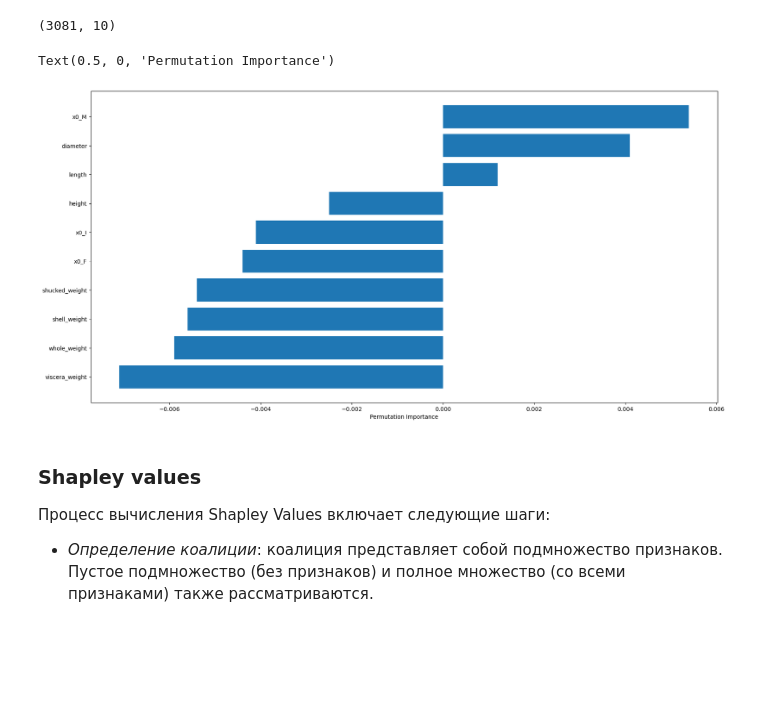
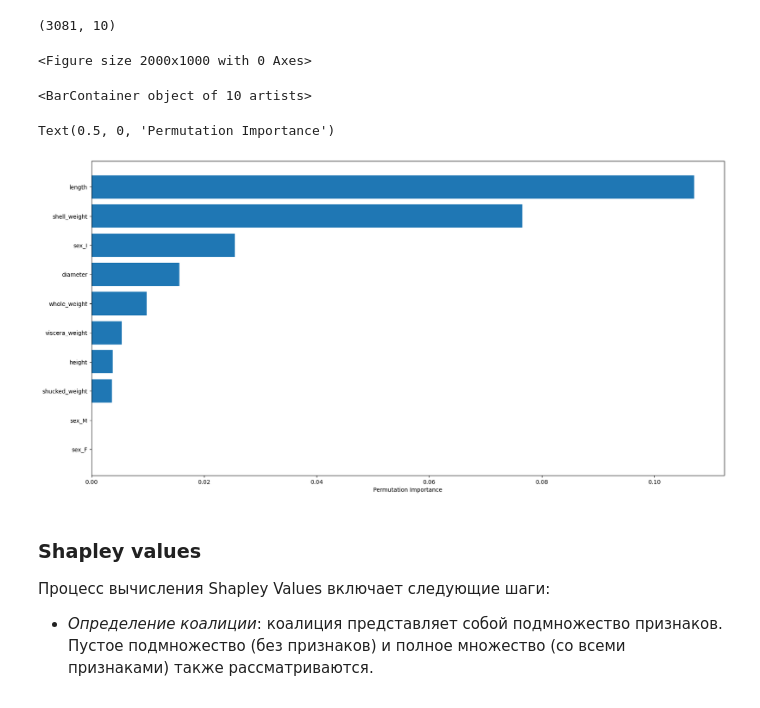
Before and after one commit to trofimovelijah/eda_177213, a Jupyter notebook: tiy_predict_age_abalone.ipynb, the cells around one changed output. Saved outputs shown, nothing was run; the diff lists cells and outputs as text; code cells hidden in the pictures; blank space fills up the shorter version.

```diff
--- a/tiy_predict_age_abalone.ipynb
+++ b/tiy_predict_age_abalone.ipynb
@@ -1315,8 +1305,8 @@ ct = ColumnTransformer([
 X_train_transformed = ct.fit_transform(X_train_full)
 X_test_transformed = ct.transform(X_test_full)
 # %%
-new_features = list(ct.named_transformers_['ohe'].get_feature_names())
+new_features = list(ct.named_transformers_['ohe'].get_feature_names_out())
 new_features.extend(numeric_features)
 
-new_features
+print('Всего количественных признаков:', new_features)
 # %% [output]
@@ -1345,12 +1326,21 @@ X_train_transformed.head()
 # %%
-model_best_nb = GaussianNB()
+%%time
+# Задаём модель
+model_dt = DecisionTreeClassifier()
 
+# Задаем сетку параметров для подбора
 params = {
-    'var_smoothing': np.logspace(-10, 0, num=100)
+    'criterion': ['gini', 'entropy'],
+    'max_depth': [None, 5, 10, 15],
+    'min_samples_split': [2, 5, 10],
+    'min_samples_leaf': [1, 2, 4],
+    'max_features': ['sqrt', 'log2', None]
              }
 
-gsb = GridSearchCV(model_best_nb, params, cv=3, scoring='accuracy',verbose=1)
+# Создаем объект GridSearchCV
+gsb = GridSearchCV(model_dt, params, cv=5, scoring='accuracy', verbose=1)
 
+# Обучаем модель на обучающей выборке
 gsb.fit(X_train_transformed, y_train_full)
 
 print()
@@ -1392,22 +1384,24 @@ X_train_transformed.shape
 (3081, 10)
 # %%
 plt.figure(figsize=(20,10))
-result = permutation_importance(
+result = pi(
     gsb.best_estimator_,
-    X_train_transformed.iloc[:1000],
-    y_train_full.iloc[:1000],
+    X_train_transformed,
+    y_train_full,
     n_repeats=10,
     random_state=0
                                )
 sorted_idx = result.importances_mean.argsort()
 plt.barh(
     X_train_transformed.columns[sorted_idx],
     result.importances_mean[sorted_idx]
         )
 plt.xlabel("Permutation Importance")
 # %% [output]
-Text(0.5, 0, 'Permutation Importance')
+<Figure size 2000x1000 with 0 Axes>
+<BarContainer object of 10 artists>
+Text(0.5, 0, 'Permutation Importance')
-[figure, old version]
+[figure, new version]
 # %% [markdown]
 ### Shapley values
 
```
Also changed, not shown: parts of 31 cells of this notebook.
